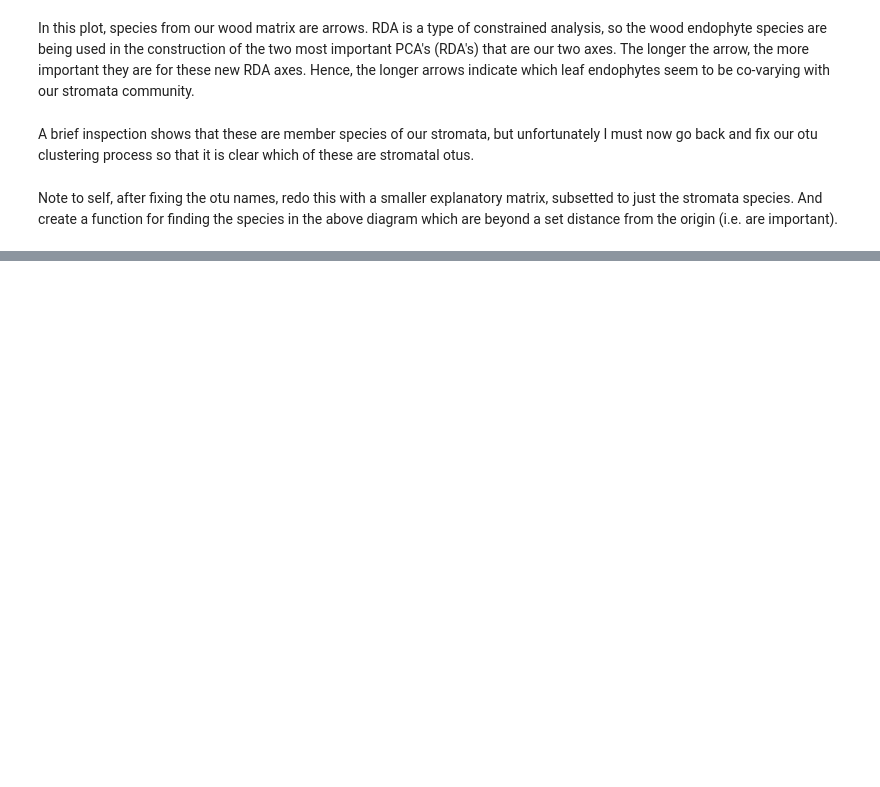
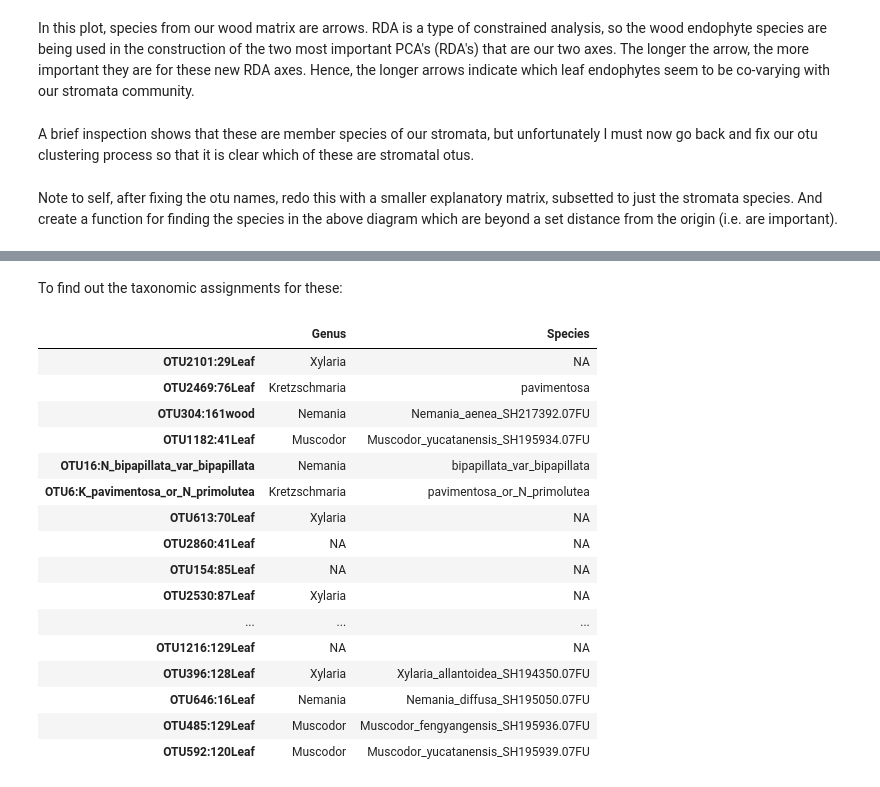
Before and after one commit to danchurch/taiwan_combined, a Jupyter notebook: XylariaLeafWoodStats.ipynb, the cells around one changed output, grey strips where cells are left out. Drawn from its saved outputs; the diff is of its cells as text; code cells hidden in the pictures; blank space fills up the shorter version.

```diff
--- a/XylariaLeafWoodStats.ipynb
+++ b/XylariaLeafWoodStats.ipynb
@@ -549,0 +580,7 @@ Note to self, after fixing the otu names, redo this with a smaller explanatory m
+# %%
+rdadist <- function(plot, howmany){
+        bb <- plot$biplot
+        RDAdist <- sqrt((bb[,'RDA1'])^2+(bb[,'RDA2'])^2)
+        cc <- sort(RDAdist, decreasing = TRUE)[1:howmany]
+        return(cc)
+}
@@ -549,0 +602,23 @@ Note to self, after fixing the otu names, redo this with a smaller explanatory m
+# %% [markdown]
+To find out the taxonomic assignments for these:
+# %%
+aa <- rdadist(leafrdaplot,20)
+tax_table(biom95)[names(aa),6:7]
+# %% [output]
+|  | Genus | Species |
+| OTU2101:29Leaf | Xylaria | NA |
+| OTU2469:76Leaf | Kretzschmaria | pavimentosa |
+| OTU304:161wood | Nemania | Nemania_aenea_SH217392.07FU |
+| OTU1182:41Leaf | Muscodor | Muscodor_yucatanensis_SH195934.07FU |
+| OTU16:N_bipapillata_var_bipapillata | Nemania | bipapillata_var_bipapillata |
+| OTU6:K_pavimentosa_or_N_primolutea | Kretzschmaria | pavimentosa_or_N_primolutea |
+| OTU613:70Leaf | Xylaria | NA |
+| OTU2860:41Leaf | NA | NA |
+| OTU154:85Leaf | NA | NA |
+| OTU2530:87Leaf | Xylaria | NA |
+| ... | ... | ... |
+| OTU1216:129Leaf | NA | NA |
+| OTU396:128Leaf | Xylaria | Xylaria_allantoidea_SH194350.07FU |
+| OTU646:16Leaf | Nemania | Nemania_diffusa_SH195050.07FU |
+| OTU485:129Leaf | Muscodor | Muscodor_fengyangensis_SH195936.07FU |
+| OTU592:120Leaf | Muscodor | Muscodor_yucatanensis_SH195939.07FU |
```
Also changed, not shown: parts of 42 cells of this notebook.
